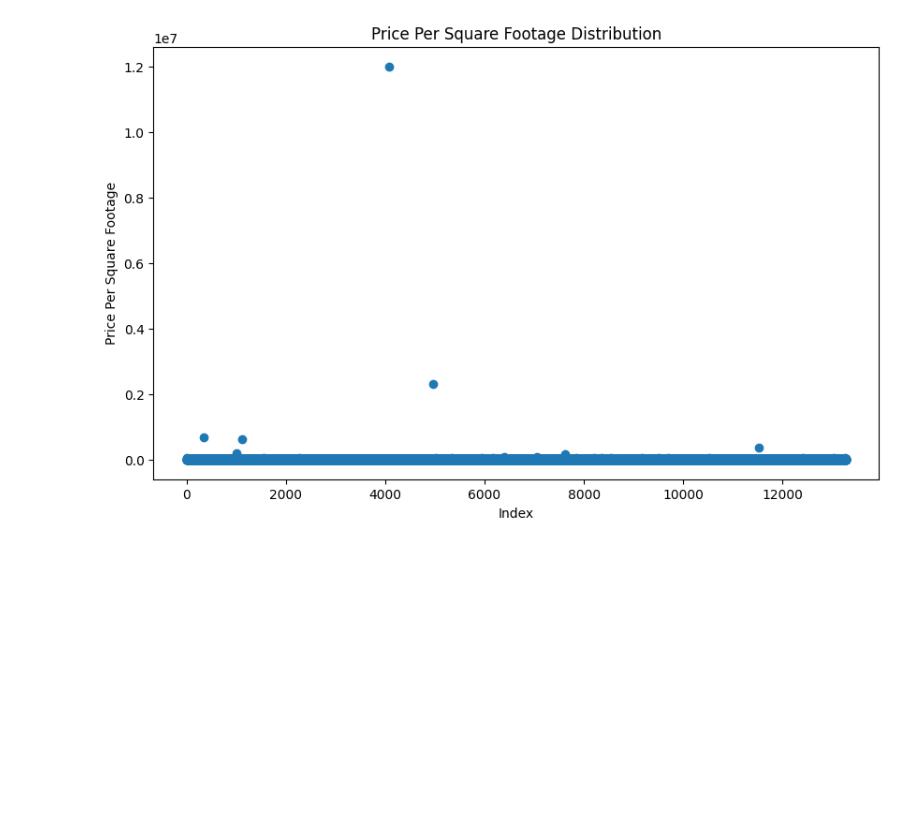
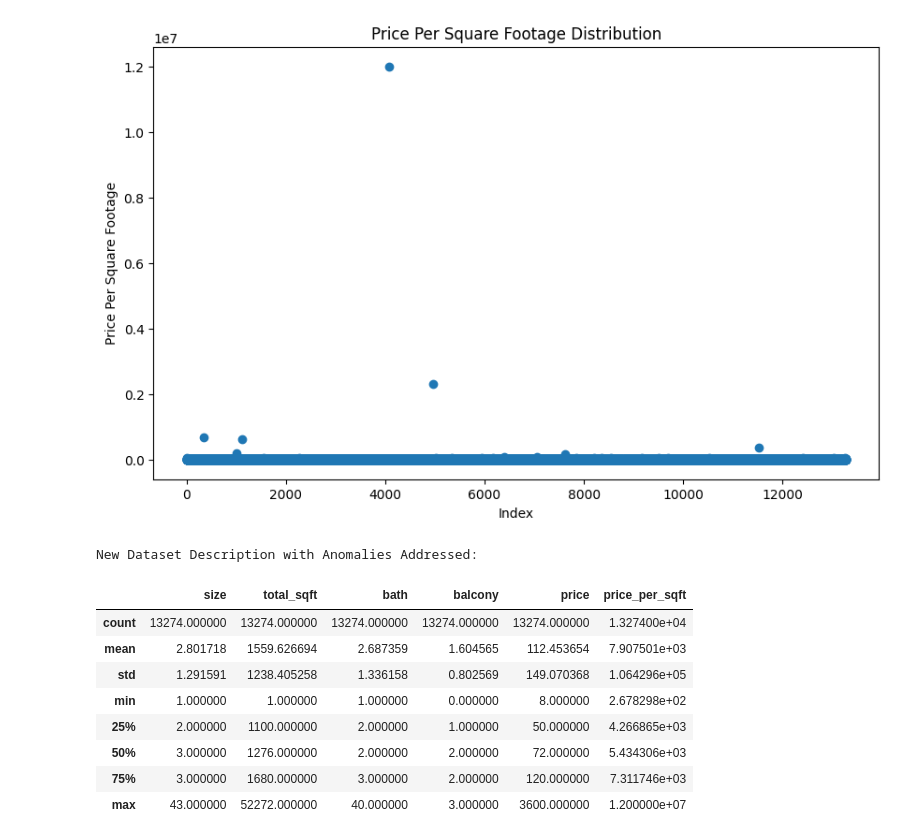
Before and after one commit to LCM-org/AML-3104-BHPP, a Jupyter notebook: main.ipynb, the cells around one changed output. Drawn from its saved outputs; the diff is of its cells as text; code cells hidden in the pictures; blank space fills up the shorter version.

```diff
--- a/main.ipynb
+++ b/main.ipynb
@@ -556,3 +556,20 @@ plt.title("Price Per Square Footage Distribution")
 plt.show()
 # %% [output]
 [figure]
+# %%
+# Printing a message indicating the description of the new dataset after addressing anomalies
+print("New Dataset Description with Anomalies Addressed:")
+
+# Displaying the statistical summary of the 'house' dataset
+display(house.describe())
+# %% [output]
+New Dataset Description with Anomalies Addressed:
+|  | size | total_sqft | bath | balcony | price | price_per_sqft |
+| count | 13274.000000 | 13274.000000 | 13274.000000 | 13274.000000 | 13274.000000 | 1.327400e+04 |
+| mean | 2.801718 | 1559.626694 | 2.687359 | 1.604565 | 112.453654 | 7.907501e+03 |
+| std | 1.291591 | 1238.405258 | 1.336158 | 0.802569 | 149.070368 | 1.064296e+05 |
+| min | 1.000000 | 1.000000 | 1.000000 | 0.000000 | 8.000000 | 2.678298e+02 |
+| 25% | 2.000000 | 1100.000000 | 2.000000 | 1.000000 | 50.000000 | 4.266865e+03 |
+| 50% | 3.000000 | 1276.000000 | 2.000000 | 2.000000 | 72.000000 | 5.434306e+03 |
+| 75% | 3.000000 | 1680.000000 | 3.000000 | 2.000000 | 120.000000 | 7.311746e+03 |
+| max | 43.000000 | 52272.000000 | 40.000000 | 3.000000 | 3600.000000 | 1.200000e+07 |
```
Also changed, not shown: parts of 5 cells of this notebook.
